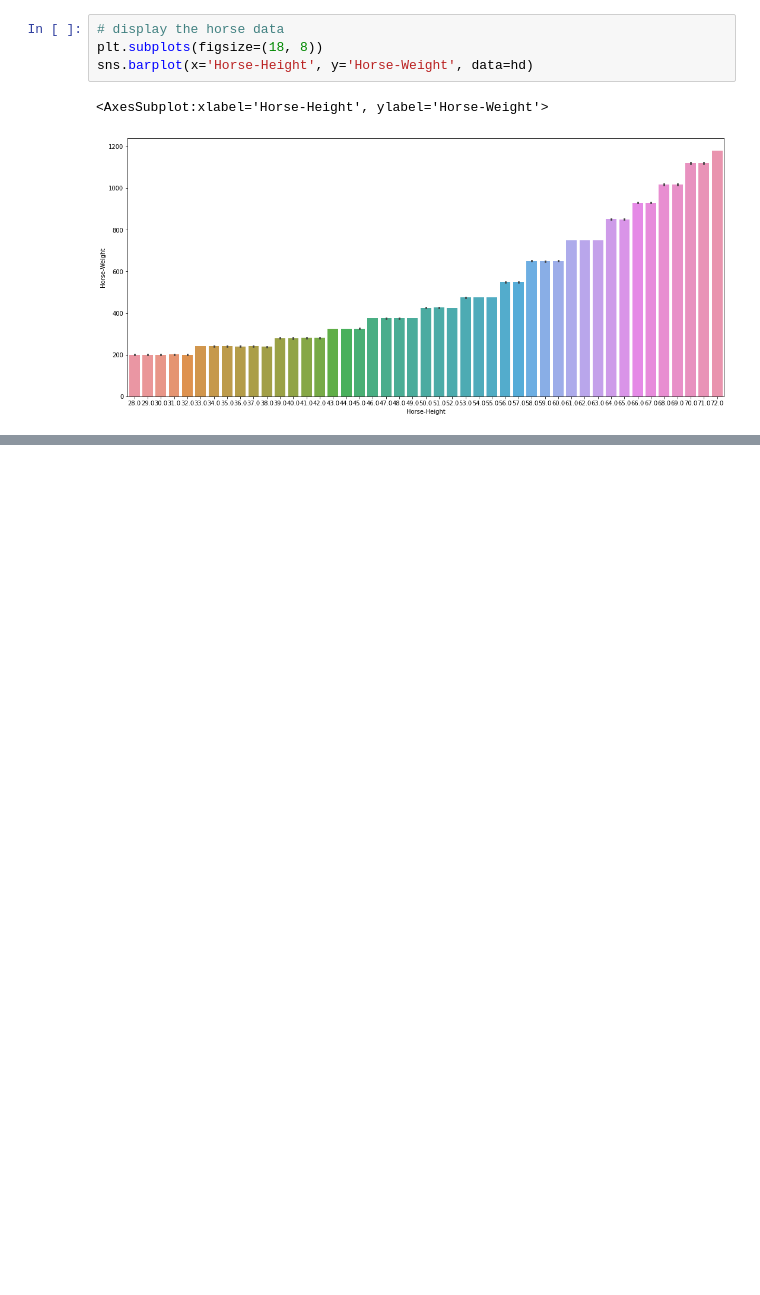
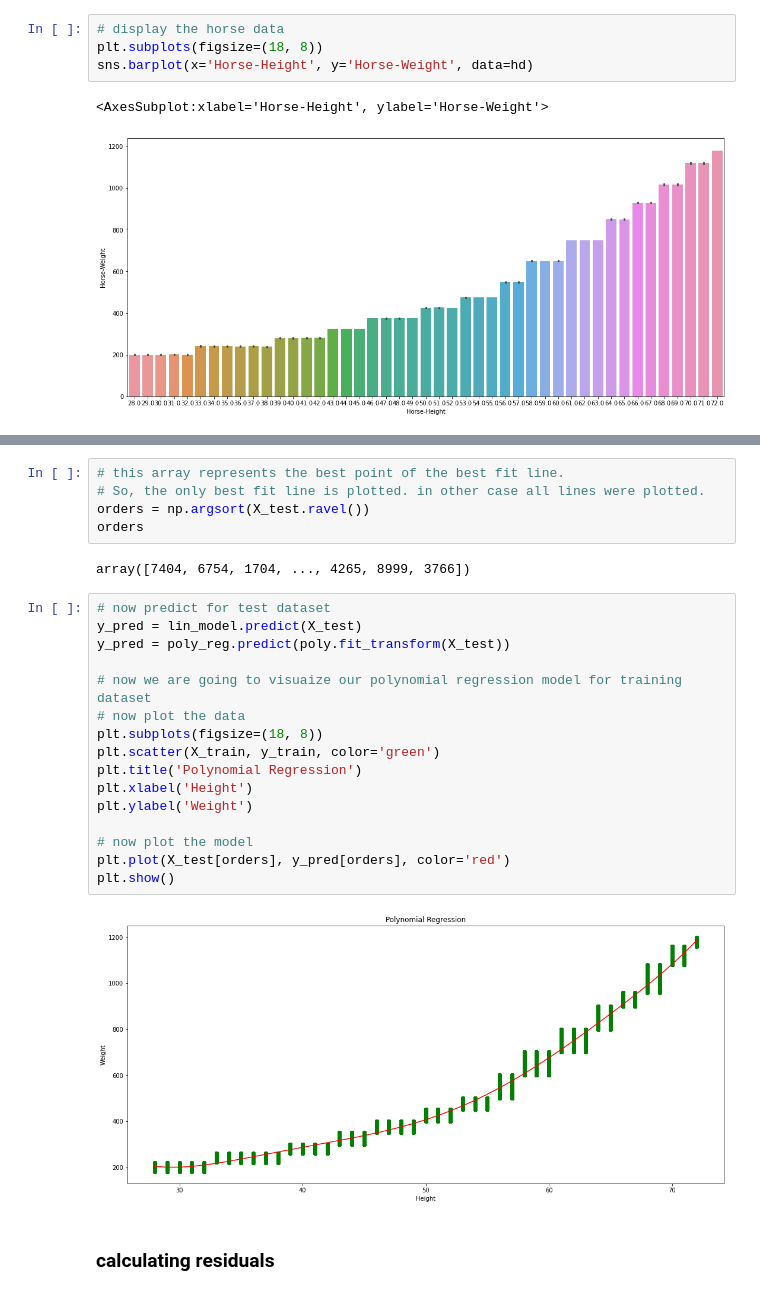
Before and after one commit to pythonpioneer/Data-Science, a Jupyter notebook: Project MLHD/PolynomialRegression/polyregression.ipynb, the cells around one changed output, grey strips where cells are left out. Drawn from its saved outputs; the diff is of its cells as text; blank space fills up the shorter version.

```diff
--- a/Project MLHD/PolynomialRegression/polyregression.ipynb
+++ b/Project MLHD/PolynomialRegression/polyregression.ipynb
@@ -95,0 +147,27 @@ LinearRegression()
+# %%
+# this array represents the best point of the best fit line.
+# So, the only best fit line is plotted. in other case all lines were plotted.
+orders = np.argsort(X_test.ravel())
+orders
+# %% [output]
+array([7404, 6754, 1704, ..., 4265, 8999, 3766])
+# %%
+# now predict for test dataset
+y_pred = lin_model.predict(X_test)
+y_pred = poly_reg.predict(poly.fit_transform(X_test))
+
+# now we are going to visuaize our polynomial regression model for training dataset
+# now plot the data
+plt.subplots(figsize=(18, 8))
+plt.scatter(X_train, y_train, color='green')
+plt.title('Polynomial Regression')
+plt.xlabel('Height')
+plt.ylabel('Weight')
+
+# now plot the model
+plt.plot(X_test[orders], y_pred[orders], color='red')
+plt.show()
+# %% [output]
+[figure, added]
+# %% [markdown]
+### calculating residuals
```
Also changed, not shown: parts of 8 cells of this notebook.
